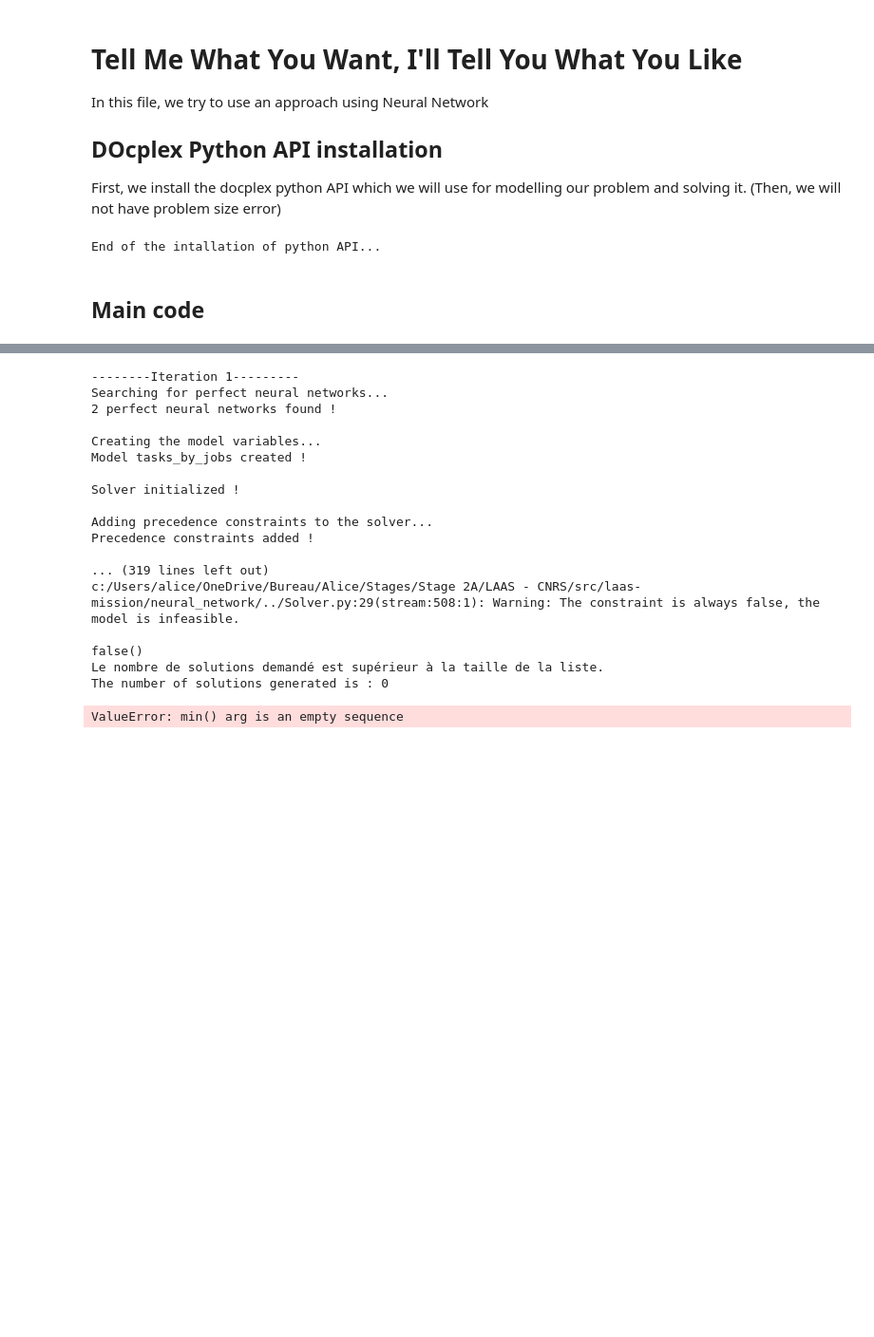
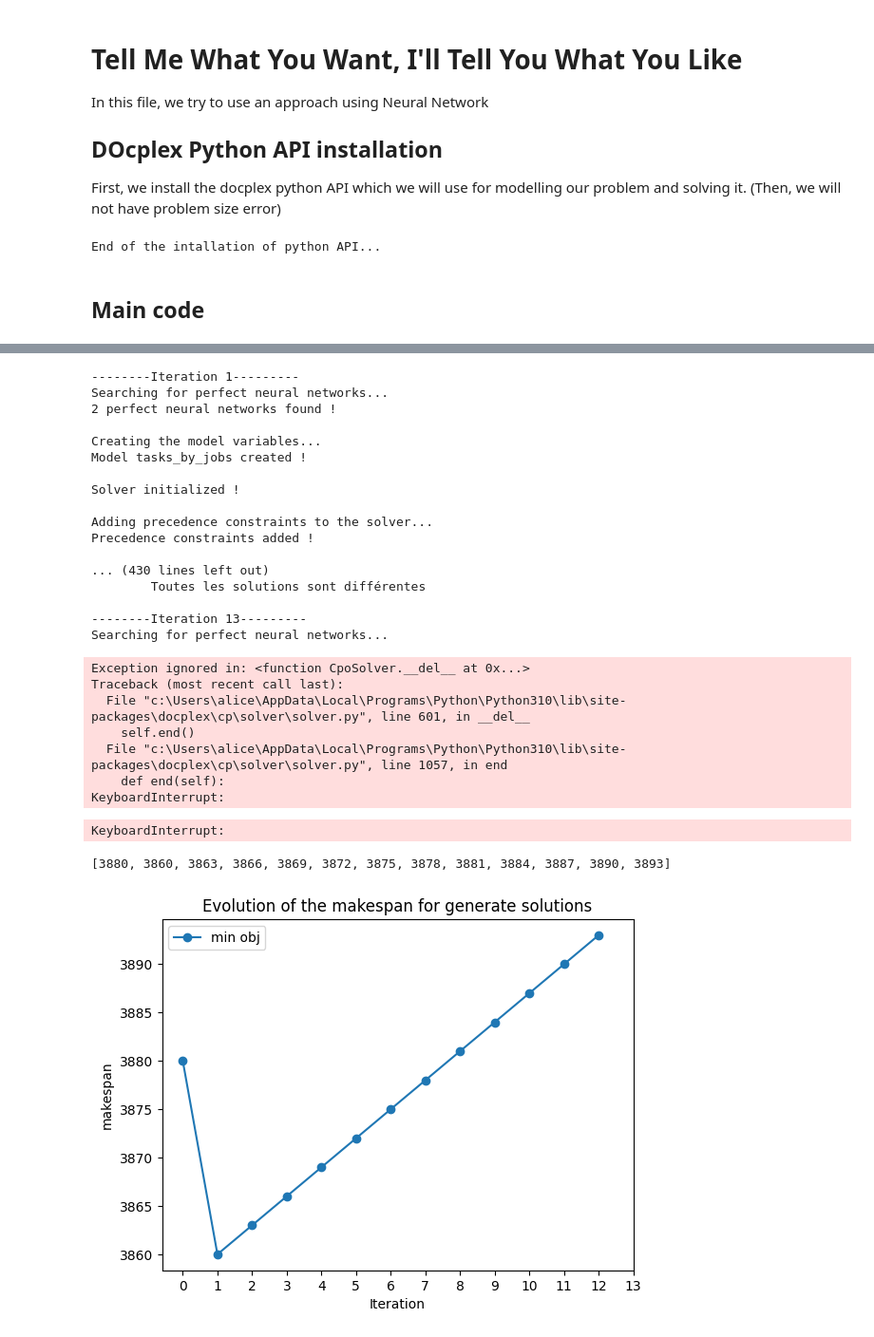
Before and after one commit to BryanBradfo/laas-mission, a Jupyter notebook: neural_network/Neural_Network.ipynb, the cells around one changed output, grey strips where cells are left out. Shown at 95% size. Drawn from its saved outputs; the diff is of its cells as text; code cells hidden in the pictures; blank space fills up the shorter version.

Commit message:
Neural Network

```diff
--- a/neural_network/Neural_Network.ipynb
+++ b/neural_network/Neural_Network.ipynb
@@ -193,6 +193,30 @@ while criterion :
                 for k in range(len(weights2[i][j])):
                     model.add(weights2[i][j][k])
 
+
+    # Add the constraint that the weights of the neural network must be different from the previous one
+        bb = model.integer_var(0,1)
+        solver.add_variable(bb)
+        bb=1
+
+        list_variables = solver.get_variables()
+        variables = list_variables[0]
+
+        b = model.integer_var(0,1)
+        solver.add_variable(b)
+        b=0
+
+        for i in range(len(weights1)):
+            for j in range(len(weights1[i])):
+                for k in range(len(weights1[i][j])):
+
+                    b =max(b, weights1[i][j][k] != weights2[i][j][k])
+
+        b = (b!=0)
+        bb = bb * b
+        solver.add_constraint(model, bb==1)
+
+
     # Compare the result of 2 different neural networks for the same solution
 
     tasks_starts = []
@@ -201,11 +225,14 @@ while criterion :
             tasks_starts.append(model.start_of(variables[i][j]))
 
     outputvar_NN1 = nn.activation_function(model, solver, tasks_starts, weights1, nb_hidden_layers, nb_neurons, optimalval)
+    print(outputvar_NN1)
 
     if len(list_weights) == 2:
         outputvar_NN2 = nn.activation_function(model, solver, tasks_starts, weights2, nb_hidden_layers, nb_neurons, optimalval)
-        if it > 10:
-            solver.add_constraint(model, outputvar_NN1.equals(1) and outputvar_NN2.equals(1))
+        print(outputvar_NN2)
+        if it > 5:
+            solver.add_constraint(model, outputvar_NN1 == 1)
+            solver.add_constraint(model, outputvar_NN2 == 1)
         else:
             solver.add_constraint(model, outputvar_NN1 != outputvar_NN2)
     else:
@@ -263,24 +290,34 @@ Solver initialized !
 Adding precedence constraints to the solver...
 Precedence constraints added !
 
-... (319 lines left out)
-c:/Users/alice/OneDrive/Bureau/Alice/Stages/Stage 2A/LAAS - CNRS/src/laas-mission/neural_network/../Solver.py:29(stream:508:1): Warning: The constraint is always false, the model is infeasible.
-                                                                                                                                           false()
-Le nombre de solutions demandé est supérieur à la taille de la liste.
-The number of solutions generated is : 0
+... (430 lines left out)
+        Toutes les solutions sont différentes
+
+--------Iteration 13---------
+Searching for perfect neural networks...
-ValueError: min() arg is an empty sequence
+Exception ignored in: <function CpoSolver.__del__ at 0x...>
+Traceback (most recent call last):
+  File "c:\Users\alice\AppData\Local\Programs\Python\Python310\lib\site-packages\docplex\cp\solver\solver.py", line 601, in __del__
+    self.end()
+  File "c:\Users\alice\AppData\Local\Programs\Python\Python310\lib\site-packages\docplex\cp\solver\solver.py", line 1057, in end
+    def end(self):
+KeyboardInterrupt:
+KeyboardInterrupt:
 # %%
 # Plot du minimum de l'objectif parmis les nouvelles solutions générées
 
 import matplotlib.pyplot as plt
 print(list_min_obj)
-plt.plot([i for i in range(it)], list_min_obj, label='min obj', marker='o')
+plt.plot([i for i in range(it-1)], list_min_obj, label='min obj', marker='o')
 plt.xlabel("Iteration")
 plt.ylabel("makespan")
 plt.title("Evolution of the makespan for generate solutions")
 plt.xticks(range(it))
 plt.legend()
 plt.show()
+# %% [output]
+[3880, 3860, 3863, 3866, 3869, 3872, 3875, 3878, 3881, 3884, 3887, 3890, 3893]
+[figure, added]
 # %%
 # Plot du minimum de l'objectif parmis les solutions générées so far
 
```
Also changed, not shown: parts of 2 cells of this notebook.
